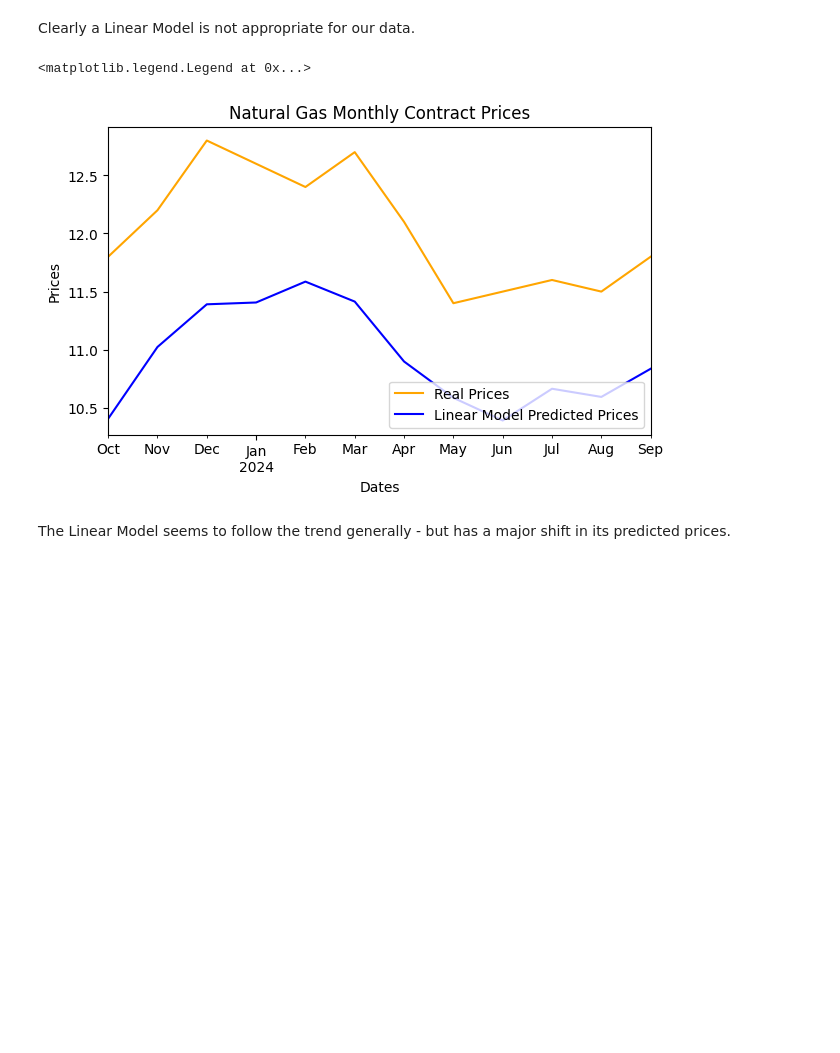
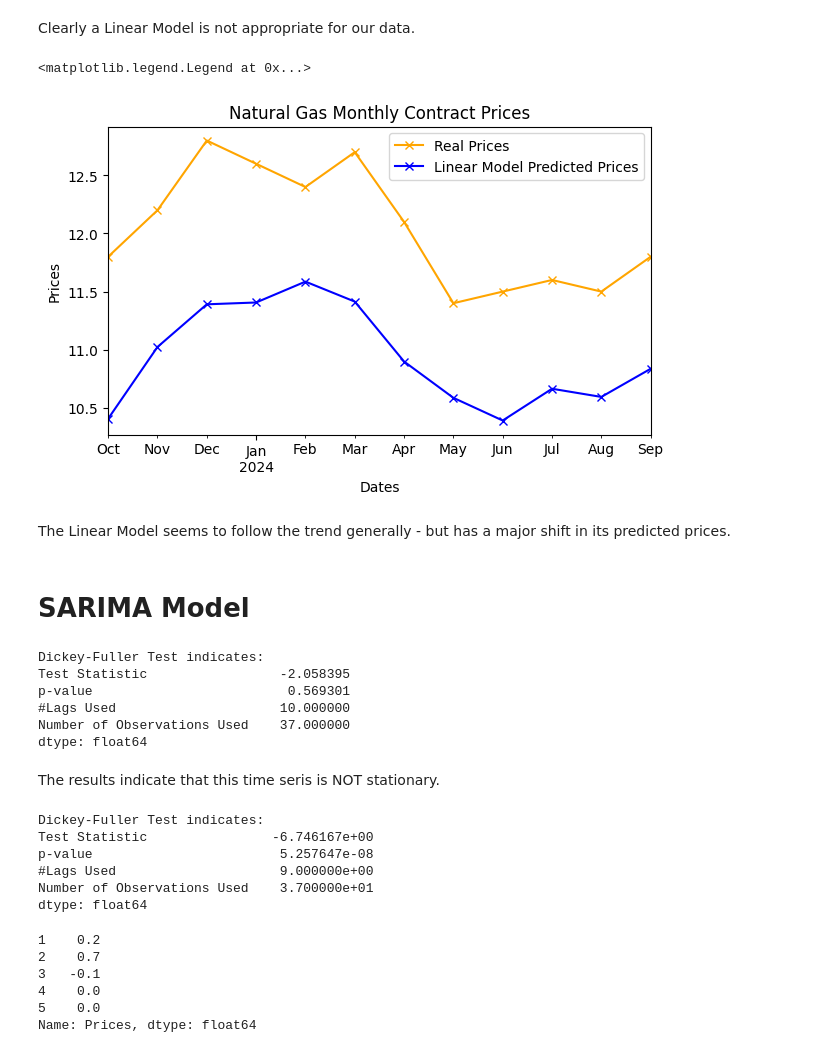
Before and after one commit to talhajamal11/JPM-Forage-Natural-Gas-Contract-Prices, a Jupyter notebook: src/task_1.ipynb, the cells around one changed output. Cells and saved outputs as stored; diff of their text form; code cells hidden in the pictures; blank space fills up the shorter version.

Commit message:
SARIMA model not working correctly so far

```diff
--- a/src/task_1.ipynb
+++ b/src/task_1.ipynb
@@ -134,18 +137,57 @@ Clearly a Linear Model is not appropriate for our data.
 # %%
 # Plotting predicted values and actual values
 test_data.set_index('Dates', inplace=True)
 plt.figure(figsize=(7, 4), dpi=100)
 
-test_data['Prices'].plot(label='Real Prices', color='orange')
-test_data['Predicted'].plot(label='Linear Model Predicted Prices', color='blue')
+test_data['Prices'].plot(label='Real Prices', color='orange', marker = 'x')
+test_data['Predicted'].plot(label='Linear Model Predicted Prices', color='blue', marker = 'x')
 
 plt.title('Natural Gas Monthly Contract Prices')
 plt.xlabel('Dates')
 plt.ylabel('Prices')
 
-plt.legend(loc='lower right')
+plt.legend(loc='upper right')
 # %% [output]
 <matplotlib.legend.Legend at 0x...>
-[figure, old version]
+[figure, new version]
 # %% [markdown]
 The Linear Model seems to follow the trend generally - but has a major shift in its predicted prices.
+# %% [markdown]
+# SARIMA Model
+# %%
+# Test whether time series is stationary
+def dicker_fuller(timeseries):
+    print ('Dickey-Fuller Test indicates:')
+    df_test = adfuller(timeseries, regression='ct', autolag='AIC')
+    output = pd.Series(df_test[0:4], index=['Test Statistic','p-value','#Lags Used','Number of Observations Used'])
+    return(output)
+
+print(dicker_fuller(nat_gas['Prices']))
+# %% [output]
+Dickey-Fuller Test indicates:
+Test Statistic                 -2.058395
+p-value                         0.569301
+#Lags Used                     10.000000
+Number of Observations Used    37.000000
+dtype: float64
+# %% [markdown]
+The results indicate that this time seris is NOT stationary.
+# %%
+ts_diff= nat_gas['Prices'].diff(periods=1).dropna()
+print(dicker_fuller(ts_diff))
+# %% [output]
+Dickey-Fuller Test indicates:
+Test Statistic                -6.746167e+00
+p-value                        5.257647e-08
+#Lags Used                     9.000000e+00
+Number of Observations Used    3.700000e+01
+dtype: float64
+# %%
+ts_diff.head()
+# %% [output]
+1    0.2
+2    0.7
+3   -0.1
+4    0.0
+5    0.0
+Name: Prices, dtype: float64
```
Also changed, not shown: parts of 12 cells of this notebook.
